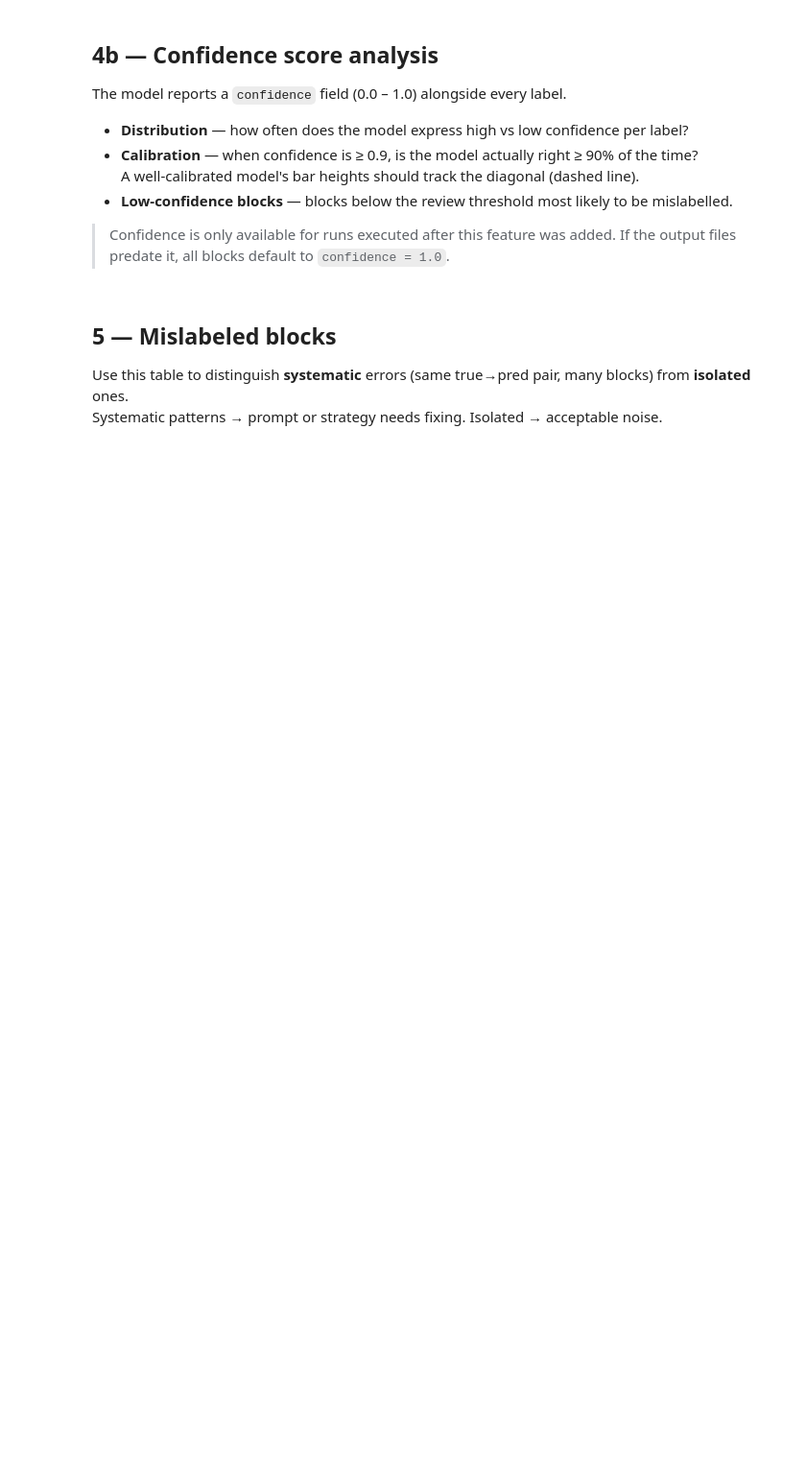
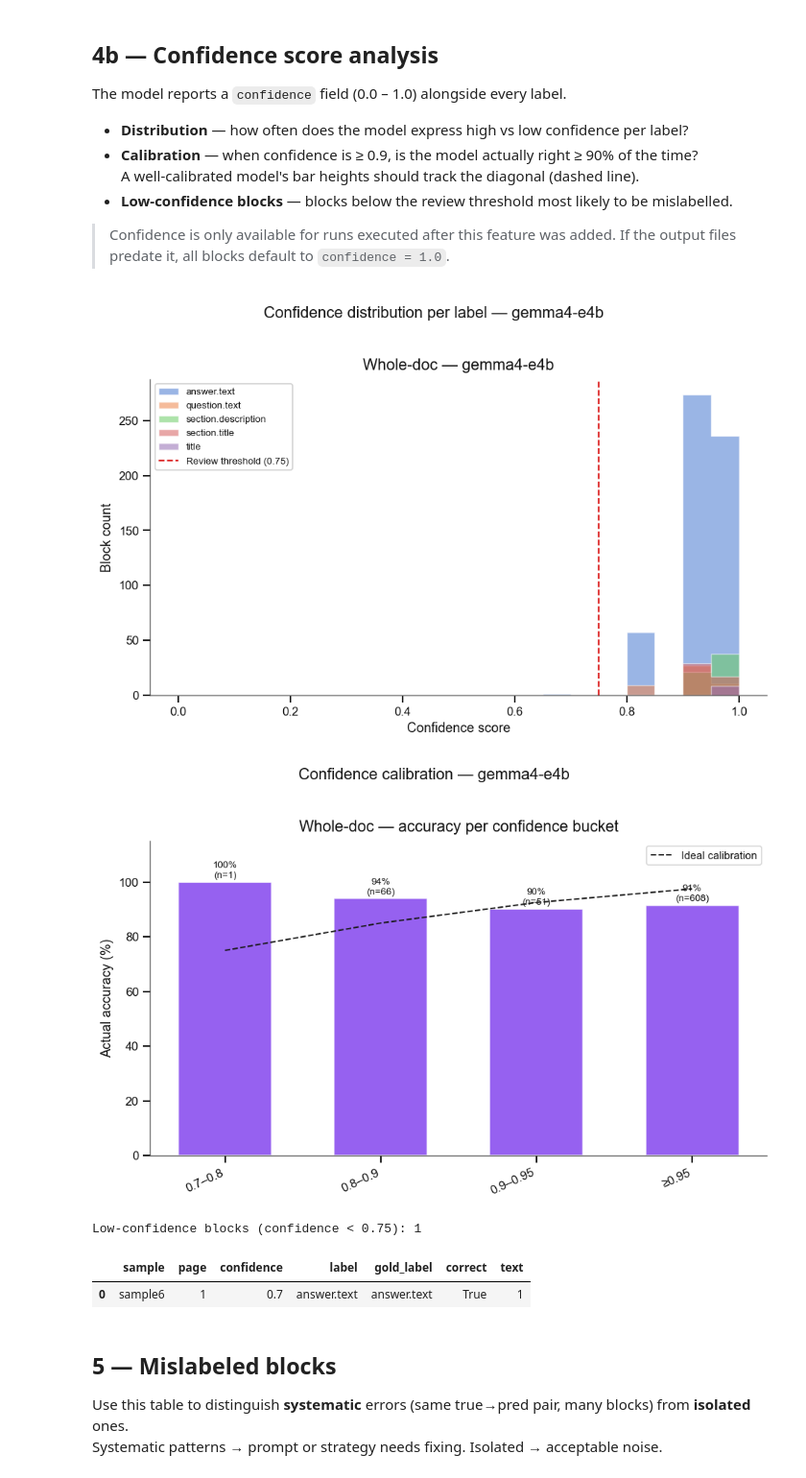
Before and after one commit to fairdataihub/dmpbridge, a Jupyter notebook: notebooks/007_gemma4-4b.ipynb, the cells around one changed output. Shown at 96% size. Saved outputs shown, nothing was run; the diff lists cells and outputs as text; code cells hidden in the pictures; blank space fills up the shorter version.

```diff
--- a/notebooks/007_gemma4-4b.ipynb
+++ b/notebooks/007_gemma4-4b.ipynb
@@ -200,34 +230,40 @@ else:
     ax.set_xlabel("Confidence score"); ax.set_ylabel("Block count")
     ax.set_title(f"Whole-doc — {MODEL_NAME}", pad=8)
     ax.legend(fontsize=8, framealpha=0.9); sns.despine(ax=ax)
     plt.suptitle(f"Confidence distribution per label — {MODEL_NAME}", fontsize=13, y=1.02)
     plt.tight_layout(); plt.show()
 
     fig, ax = plt.subplots(figsize=(8, 5))
     cal = confidence_calibration_df(conf_df)
     bars = ax.bar(range(len(cal)), cal["accuracy"] * 100,
                   color=COLOR, alpha=0.8, edgecolor="white", width=0.6)
     for bar, row in zip(bars, cal.itertuples()):
         if row.count > 0:
             ax.text(bar.get_x() + bar.get_width() / 2, bar.get_height() + 0.8,
                     f"{row.accuracy*100:.0f}%\n(n={row.count})",
                     ha="center", va="bottom", fontsize=8)
-    ax.plot(range(len(cal)), cal["mid"] * 100, "k--", linewidth=1.2,
+    ax.plot(range(len(cal)), cal["mid"].astype(float) * 100, "k--", linewidth=1.2,
             label="Ideal calibration", zorder=5)
     ax.set_xticks(range(len(cal)))
     ax.set_xticklabels(cal["bucket_label"], rotation=25, ha="right")
     ax.set_ylim(0, 115); ax.set_ylabel("Actual accuracy (%)")
     ax.set_title(f"Whole-doc — accuracy per confidence bucket", pad=8)
     ax.legend(fontsize=9); sns.despine(ax=ax)
     plt.suptitle(f"Confidence calibration — {MODEL_NAME}", fontsize=13, y=1.02)
     plt.tight_layout(); plt.show()
 
     low = conf_df[conf_df["confidence"] < REVIEW_THRESHOLD].sort_values("confidence")
     print(f"\nLow-confidence blocks (confidence < {REVIEW_THRESHOLD}): {len(low)}")
     if not low.empty:
         pd.set_option("display.max_colwidth", 90)
         display(low[["sample", "page", "confidence", "label", "gold_label", "correct", "text"]]
                 .reset_index(drop=True))
+# %% [output]
+[figure, added]
+[figure, added]
+Low-confidence blocks (confidence < 0.75): 1
+|  | sample | page | confidence | label | gold_label | correct | text |
+| 0 | sample6 | 1 | 0.7 | answer.text | answer.text | True | 1 |
 # %% [markdown]
 ## 5 — Mislabeled blocks
 
```
Also changed, not shown: parts of 7 cells of this notebook, 3 other files.
